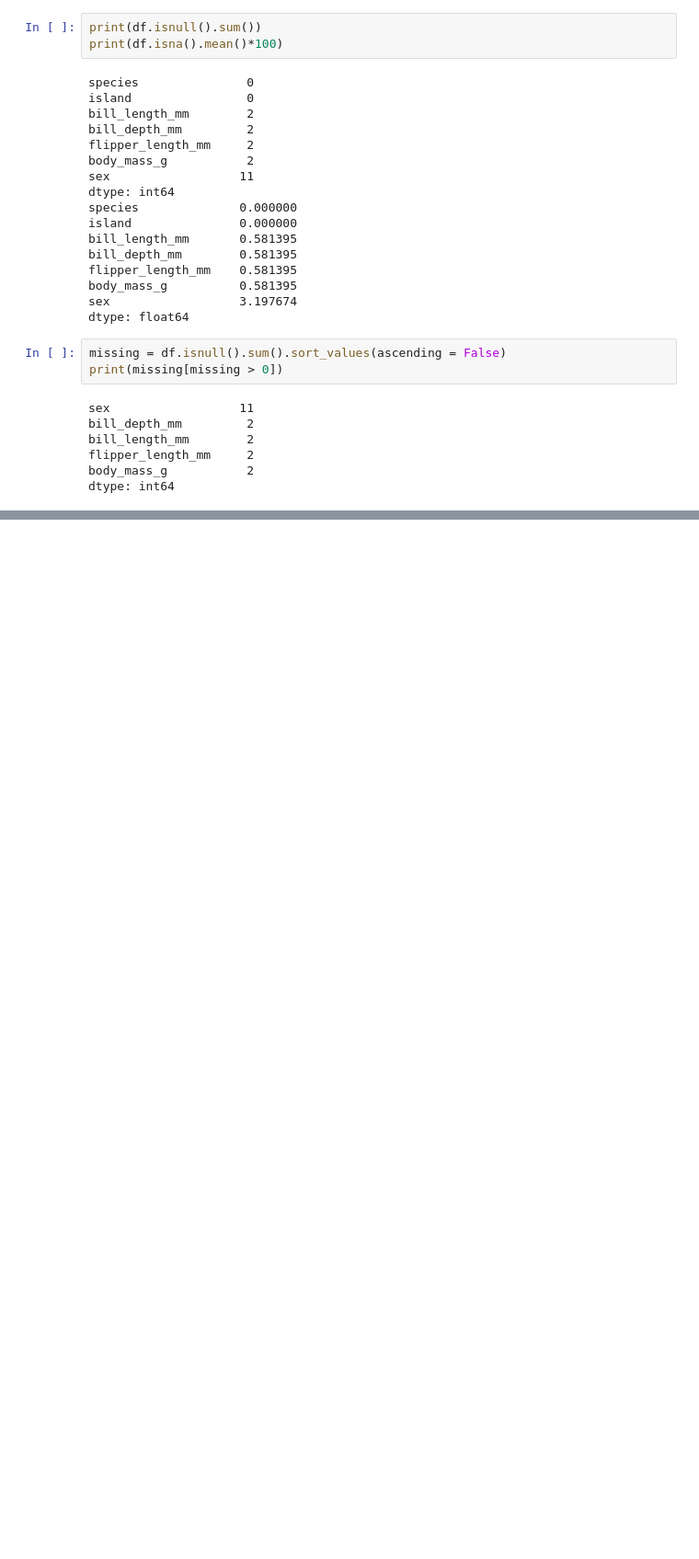
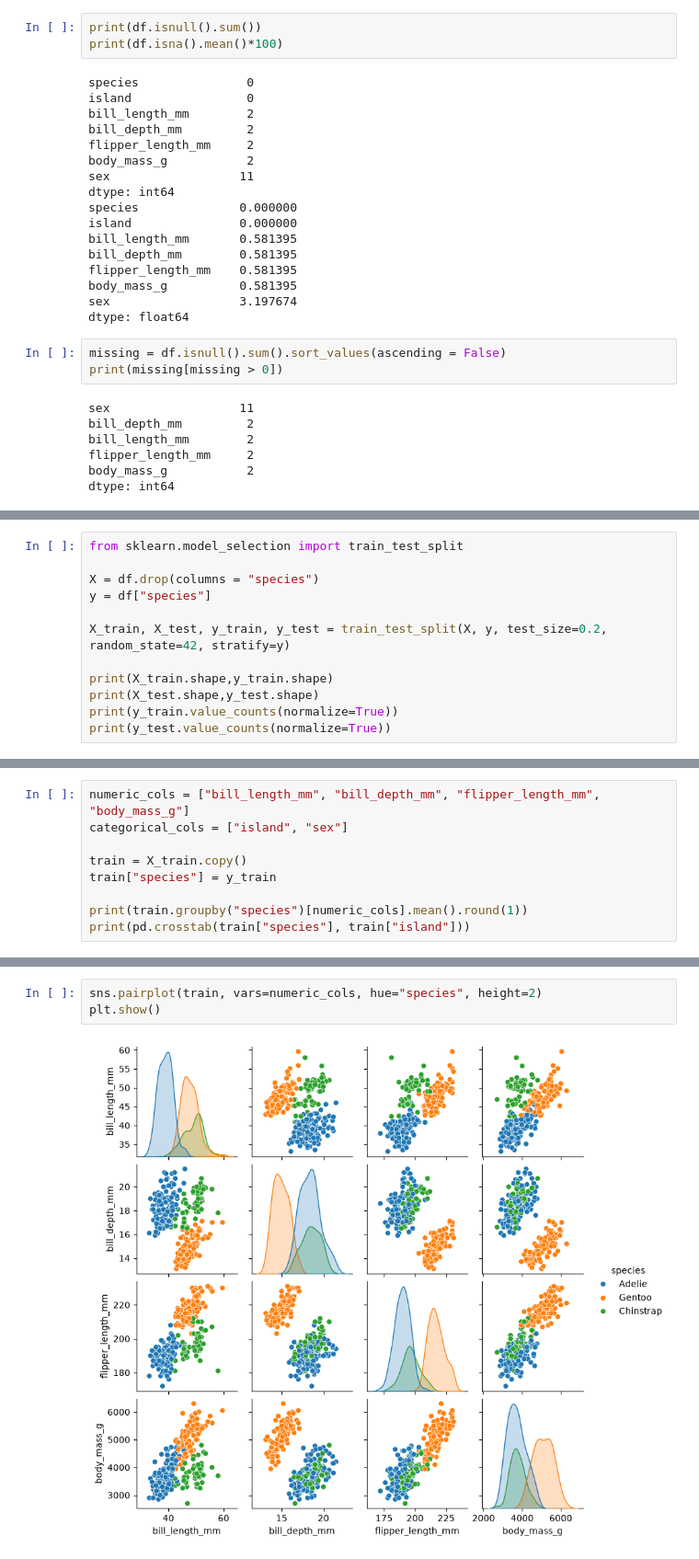
Before and after one commit to Rohitghosh14/Palmer_Penguins_Boosting, a Jupyter notebook: notebook/01_penguins_boosting.ipynb, the cells around one changed output, grey strips where cells are left out. Shown at 92% size. Drawn from its saved outputs; the diff is of its cells as text; blank space fills up the shorter version.

```diff
--- a/notebook/01_penguins_boosting.ipynb
+++ b/notebook/01_penguins_boosting.ipynb
@@ -80,0 +99,12 @@ dtype: int64
+# %%
+from sklearn.model_selection import train_test_split
+
+X = df.drop(columns = "species")
+y = df["species"]
+
+X_train, X_test, y_train, y_test = train_test_split(X, y, test_size=0.2, random_state=42, stratify=y)
+
+print(X_train.shape,y_train.shape)
+print(X_test.shape,y_test.shape)
+print(y_train.value_counts(normalize=True))
+print(y_test.value_counts(normalize=True))
@@ -80,0 +129,9 @@ dtype: int64
+# %%
+numeric_cols = ["bill_length_mm", "bill_depth_mm", "flipper_length_mm", "body_mass_g"]
+categorical_cols = ["island", "sex"]
+
+train = X_train.copy()
+train["species"] = y_train
+
+print(train.groupby("species")[numeric_cols].mean().round(1))
+print(pd.crosstab(train["species"], train["island"]))
@@ -80,0 +149,5 @@ dtype: int64
+# %%
+sns.pairplot(train, vars=numeric_cols, hue="species", height=2)
+plt.show()
+# %% [output]
+[figure, added]
```
Also changed, not shown: parts of 16 cells of this notebook.
